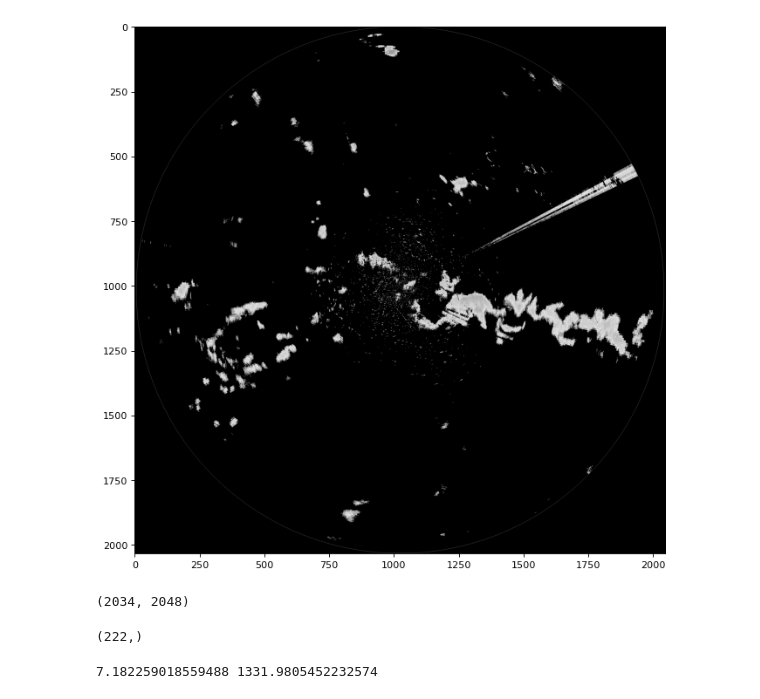
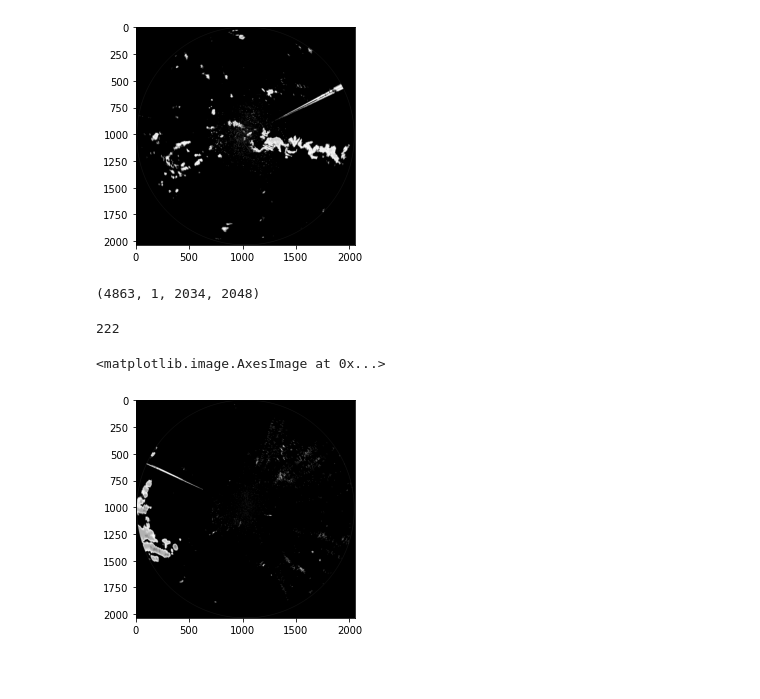
Before and after one commit to One-Night-Miracle/Data-Science-Project-2-2021-2-Nowcasting, a Jupyter notebook: python-notebooks/denoise.ipynb, the cells around one changed output. Drawn from its saved outputs; the diff is of its cells as text; code cells hidden in the pictures; blank space fills up the shorter version.

```diff
--- a/python-notebooks/denoise.ipynb
+++ b/python-notebooks/denoise.ipynb
@@ -9,24 +15,7 @@ from scipy.spatial.distance import mahalanobis
 # %%
-pic = cv2.imread("../data/bkk_radar_images_dBZ/bkk_radar_images_dBZ_1/1592461954.png", 0)
+pic = cv2.imread( cfg.RADAR_PNG_PATH + "/bkk_radar_images_dBZ_1/1592461954.png", 0)
 
-plt.figure(figsize=(10, 10), dpi=80)
-plt.imshow(cv2.cvtColor(pic, cv2.COLOR_BGR2RGB))
+plt.imshow(pic, cmap='gray')
 plt.show()
 # %% [output]
-[figure, old version]
+[figure, new version]
-# %%
-pic.shape
-# %% [output]
-(2034, 2048)
-# %%
-np.max(pic),
-# %% [output]
-(222,)
-# %%
-pic = pic.reshape(-1)
-mean = np.mean(pic)
-var = np.var(pic, ddof=1)
-
-print(mean, var)
-# %% [output]
-7.182259018559488 1331.9805452232574
@@ -32,0 +36,10 @@ print(mean, var)
+# %%
+dataloader.data.shape
+# %% [output]
+(4863, 1, 2034, 2048)
+# %%
+dataloader.data[0].max()
+
+## Unexpected Output!
+# %% [output]
+222
@@ -32,0 +48,5 @@ print(mean, var)
+# %%
+plt.imshow(data[0][0], cmap='gray')
+# %% [output]
+<matplotlib.image.AxesImage at 0x...>
+[figure, added]
```
Also changed, not shown: parts of 17 cells of this notebook.
